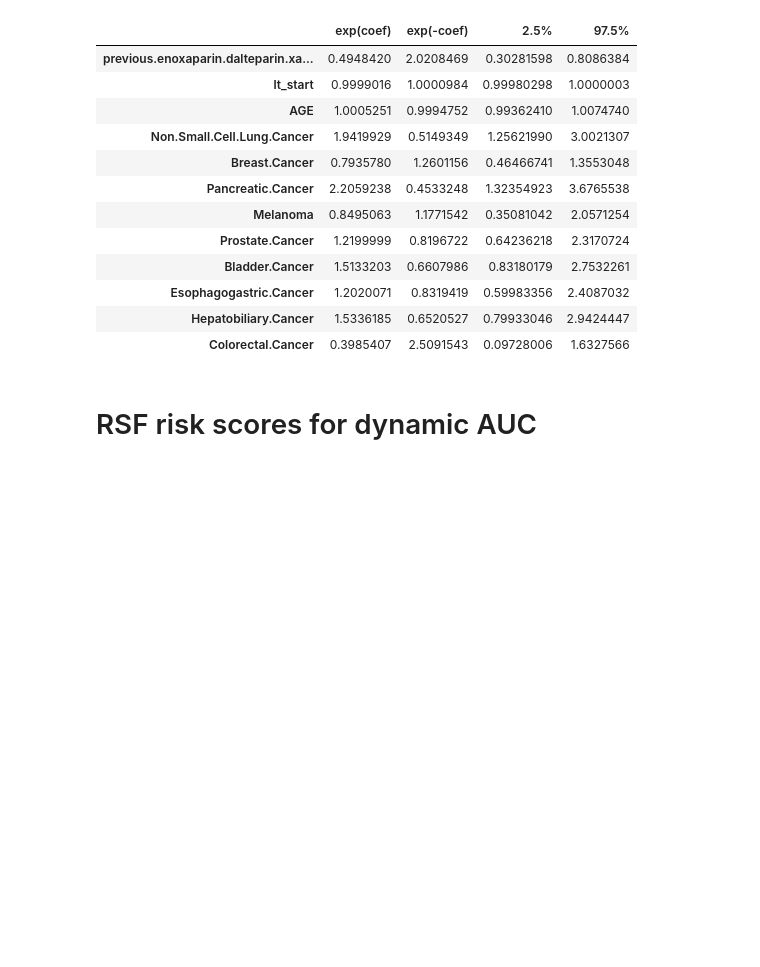
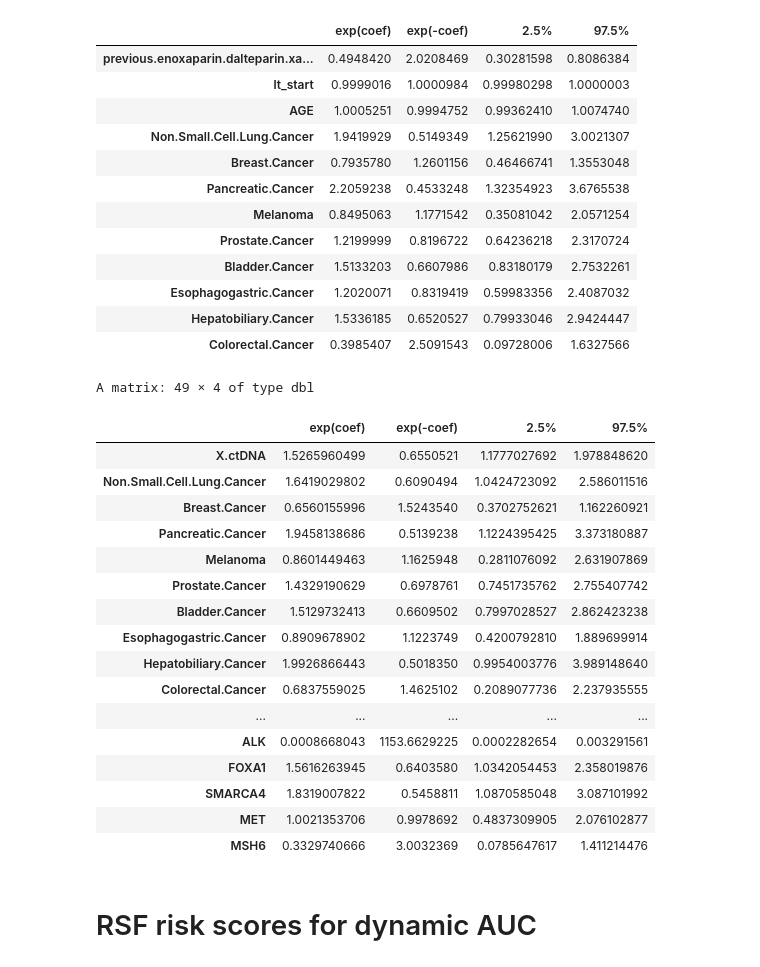
Before and after one commit to clinical-data-mining/ctDNA_CAT, a Jupyter notebook: code/CompetingRisks.ipynb, the cells around one changed output. Drawn from its saved outputs; the diff is of its cells as text; code cells hidden in the pictures; blank space fills up the shorter version.

```diff
--- a/code/CompetingRisks.ipynb
+++ b/code/CompetingRisks.ipynb
@@ -153,6 +153,44 @@ A matrix: 12 × 4 of type dbl
 | Esophagogastric.Cancer | 1.2020071 | 0.8319419 | 0.59983356 | 2.4087032 |
 | Hepatobiliary.Cancer | 1.5336185 | 0.6520527 | 0.79933046 | 2.9424447 |
 | Colorectal.Cancer | 0.3985407 | 2.5091543 | 0.09728006 | 1.6327566 |
+# %%
+# discovery cohort with matched MSK-IMPACT (MSK-IMPACT) for sensitivity analysis
+vte_impact <- read.csv("../data/discovery_matched_impact.csv", header=TRUE)
+logical_columns <- sapply(vte_impact, function(x) all(x %in% c("True", "False")))
+vte_impact <- vte_impact %>%
+  mutate_at(vars(names(logical_columns)[logical_columns]), ~ ifelse(. == "True", TRUE, FALSE))
+
+z<-crr(vte_impact$stop,vte_impact$CAT_DEATH_ENDPT,vte_impact[c("X.ctDNA","Non.Small.Cell.Lung.Cancer",
+                                          "Breast.Cancer", "Pancreatic.Cancer",
+            "Melanoma", "Prostate.Cancer", "Bladder.Cancer",
+            "Esophagogastric.Cancer", "Hepatobiliary.Cancer", "Colorectal.Cancer",
+            'TP53', 'KRAS', 'EGFR', 'PIK3CA', 'CDKN2A', 'ARID1A',
+       'ATM', 'RB1', 'APC', 'NF1', 'KEAP1', 'BRCA2', 'TERT', 'SMAD4', 'STK11',
+       'SF3B1', 'KDM6A', 'AR', 'PTEN', 'ERBB2', 'ESR1', 'BRAF', 'BRCA1',
+       'CDH1', 'GATA3', 'TSC2', 'PTCH1', 'CTNNB1', 'FGFR2', 'FBXW7', 'FGFR3',
+       'DNMT3A', 'KIT', 'TSC1', 'ALK', 'FOXA1', 'SMARCA4', 'MET', #'NTRK3',
+       'MSH6')])
+summary(z)$conf.int
+write.csv(summary(z)$conf.int, "multivariate_HR_impact.csv", row.names=TRUE)
+# %% [output]
+A matrix: 49 × 4 of type dbl
+|  | exp(coef) | exp(-coef) | 2.5% | 97.5% |
+| X.ctDNA | 1.5265960499 | 0.6550521 | 1.1777027692 | 1.978848620 |
+| Non.Small.Cell.Lung.Cancer | 1.6419029802 | 0.6090494 | 1.0424723092 | 2.586011516 |
+| Breast.Cancer | 0.6560155996 | 1.5243540 | 0.3702752621 | 1.162260921 |
+| Pancreatic.Cancer | 1.9458138686 | 0.5139238 | 1.1224395425 | 3.373180887 |
+| Melanoma | 0.8601449463 | 1.1625948 | 0.2811076092 | 2.631907869 |
+| Prostate.Cancer | 1.4329190629 | 0.6978761 | 0.7451735762 | 2.755407742 |
+| Bladder.Cancer | 1.5129732413 | 0.6609502 | 0.7997028527 | 2.862423238 |
+| Esophagogastric.Cancer | 0.8909678902 | 1.1223749 | 0.4200792810 | 1.889699914 |
+| Hepatobiliary.Cancer | 1.9926866443 | 0.5018350 | 0.9954003776 | 3.989148640 |
+| Colorectal.Cancer | 0.6837559025 | 1.4625102 | 0.2089077736 | 2.237935555 |
+| ... | ... | ... | ... | ... |
+| ALK | 0.0008668043 | 1153.6629225 | 0.0002282654 | 0.003291561 |
+| FOXA1 | 1.5616263945 | 0.6403580 | 1.0342054453 | 2.358019876 |
+| SMARCA4 | 1.8319007822 | 0.5458811 | 1.0870585048 | 3.087101992 |
+| MET | 1.0021353706 | 0.9978692 | 0.4837309905 | 2.076102877 |
+| MSH6 | 0.3329740666 | 3.0032369 | 0.0785647617 | 1.411214476 |
 # %% [markdown]
 # RSF risk scores for dynamic AUC
 # %%
```
Also changed, not shown: parts of 1 cell of this notebook, 4 other files.
